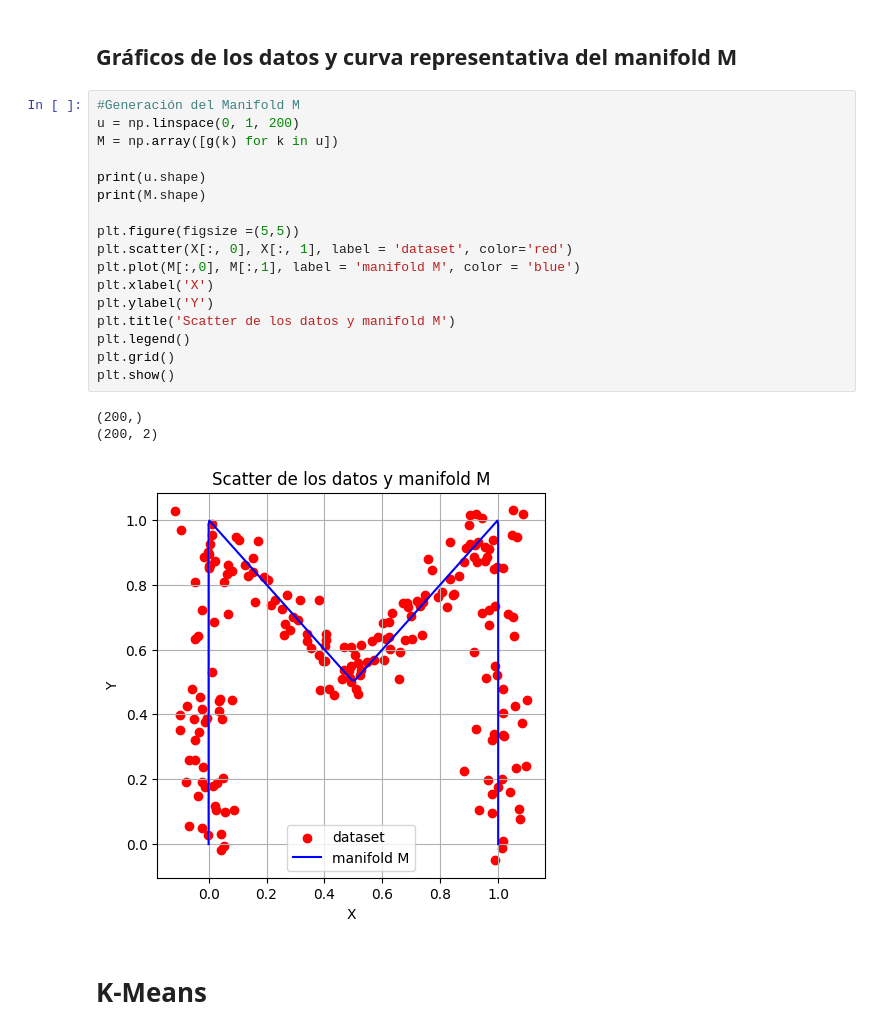
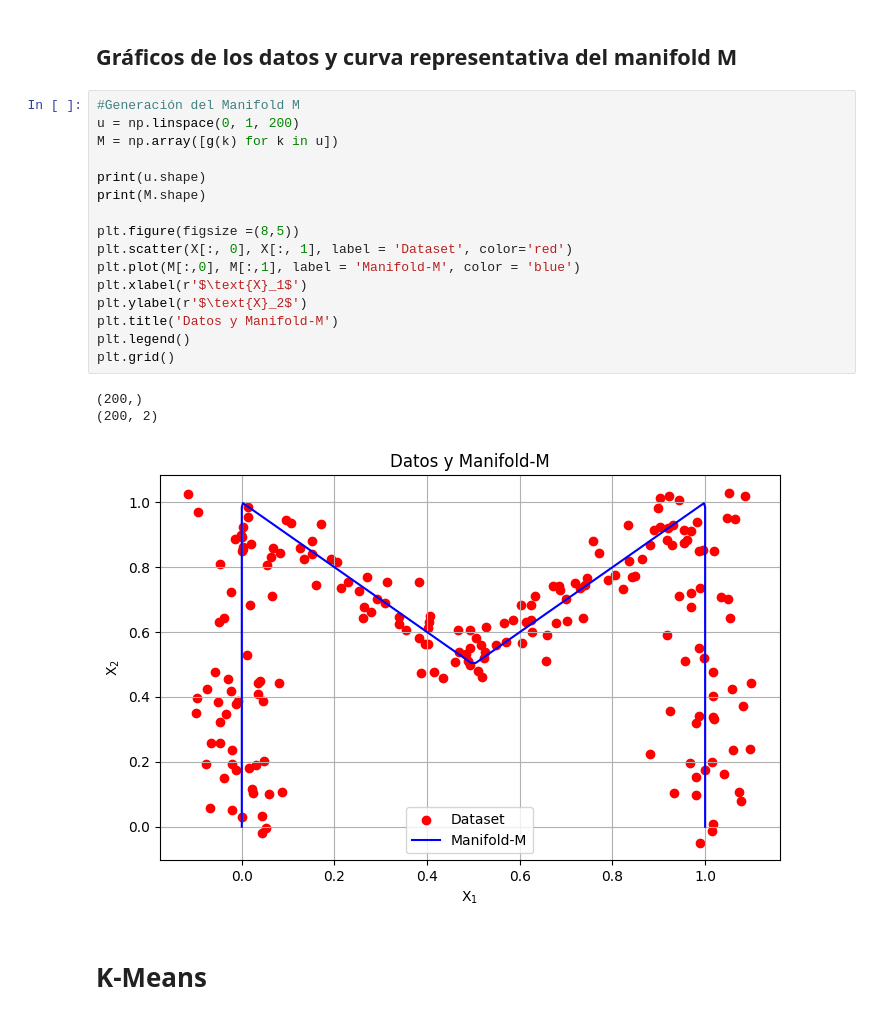
Before and after one commit to Jsar9/Signal-Processing-Workshop, a Jupyter notebook: TPs/TP7/TP7_SARMIENTO_104241.ipynb, the cells around one changed output. Saved outputs shown, nothing was run; the diff lists cells and outputs as text.

```diff
--- a/TPs/TP7/TP7_SARMIENTO_104241.ipynb
+++ b/TPs/TP7/TP7_SARMIENTO_104241.ipynb
@@ -50,24 +50,23 @@ print(X.shape)
 # %%
 #Generación del Manifold M
 u = np.linspace(0, 1, 200)
 M = np.array([g(k) for k in u])
 
 print(u.shape)
 print(M.shape)
 
-plt.figure(figsize =(5,5))
-plt.scatter(X[:, 0], X[:, 1], label = 'dataset', color='red')
-plt.plot(M[:,0], M[:,1], label = 'manifold M', color = 'blue')
-plt.xlabel('X')
-plt.ylabel('Y')
-plt.title('Scatter de los datos y manifold M')
+plt.figure(figsize =(8,5))
+plt.scatter(X[:, 0], X[:, 1], label = 'Dataset', color='red')
+plt.plot(M[:,0], M[:,1], label = 'Manifold-M', color = 'blue')
+plt.xlabel(r'$\text{X}_1$')
+plt.ylabel(r'$\text{X}_2$')
+plt.title('Datos y Manifold-M')
 plt.legend()
 plt.grid()
-plt.show()
 # %% [output]
 (200,)
 (200, 2)
-[figure, old version]
+[figure, new version]
 # %% [markdown]
 # K-Means
 # %% [markdown]
```
Also changed, not shown: parts of 3 cells of this notebook.
